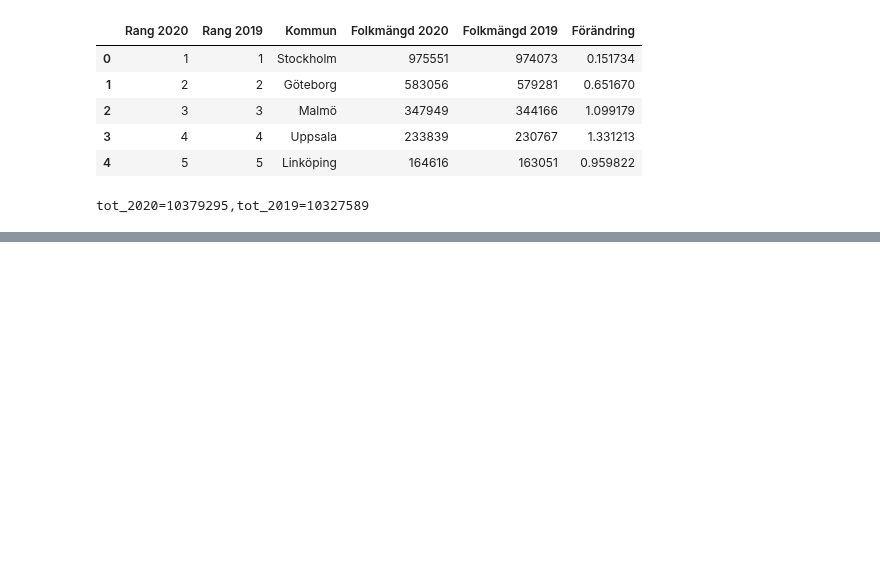
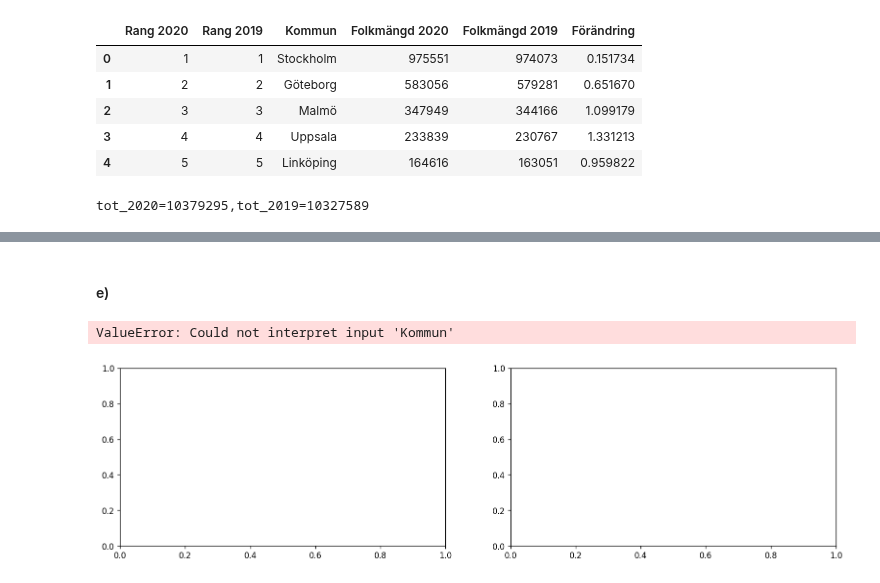
Before and after one commit to DorotaBjoorn/Databehandling-Dorota-Bjoorn, a Jupyter notebook: Excercises/Ex00_pandas_basics.ipynb, the cells around one changed output, grey strips where cells are left out. Saved outputs shown, nothing was run; the diff lists cells and outputs as text; code cells hidden in the pictures; blank space fills up the shorter version.

```diff
--- a/Excercises/Ex00_pandas_basics.ipynb
+++ b/Excercises/Ex00_pandas_basics.ipynb
@@ -198,0 +342,3 @@ print(axes[0].get_xticklabels())
+# %%
+df_fem_male_extracted = df_fem_male[["Folkmängd 2020", "Folkmängd 2019", "Förändring", "Kön"]]
+df_fem_male_extracted.head()
@@ -198,0 +353,3 @@ print(axes[0].get_xticklabels())
+# %%
+df_tot_extracted = df_tot_extracted.set_index("Kommun")
+df_tot_extracted.head()
@@ -198,0 +364,4 @@ print(axes[0].get_xticklabels())
+# %%
+df_merged = pd.merge(df_fem_male_extracted, df_tot_extracted, left_on="Kommun", right_on="Kommun")
+# both df to be merged have had Kommun set as index
+df_merged.head()
@@ -198,0 +376,3 @@ print(axes[0].get_xticklabels())
+# %%
+df_merged_sorted = df_merged.sort_values(by="Total Pop 2020", ascending = False)
+df_merged_sorted
@@ -198,0 +394,22 @@ print(axes[0].get_xticklabels())
+# %% [markdown]
+#### e)
+# %%
+import matplotlib.pyplot as plt
+import seaborn as sns
+
+df_10_largest_cities = df_merged_sorted.head(20)
+df_10_smallest_cities = df_merged_sorted.tail(20)
+
+fig, axes = plt.subplots(1,2, figsize=(16,4), dpi = 120)
+data_frames = [df_10_largest_cities, df_10_smallest_cities]
+titles = ["Polulation largest cities", "Population smalest cities"]
+
+for i, (data_frame, title) in enumerate(zip(data_frames, titles)):
+    sns.barplot(data=data_frame, x = "Kommun", y = "Folkmängd 2020", ax=axes[i])
+    axes[i].set_title(title) # alt #axes[i].set(title = title) eller axes[i].set_title(titles[i]) om titles inte loopas med zip
+    axes[i].set_xticklabels(axes[i].get_xticklabels(), rotation=90)
+
+#???????????????? varför funkar det inte att plotta efter att ha kört om alla???????????????
+# %% [output]
+ValueError: Could not interpret input 'Kommun'
+[figure, added]
```
Also changed, not shown: parts of 40 cells of this notebook.
